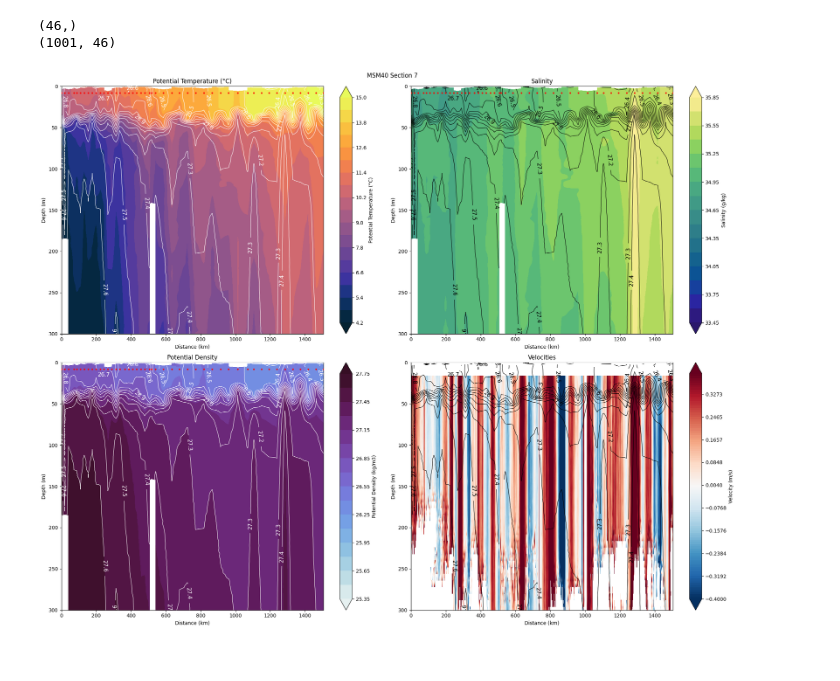
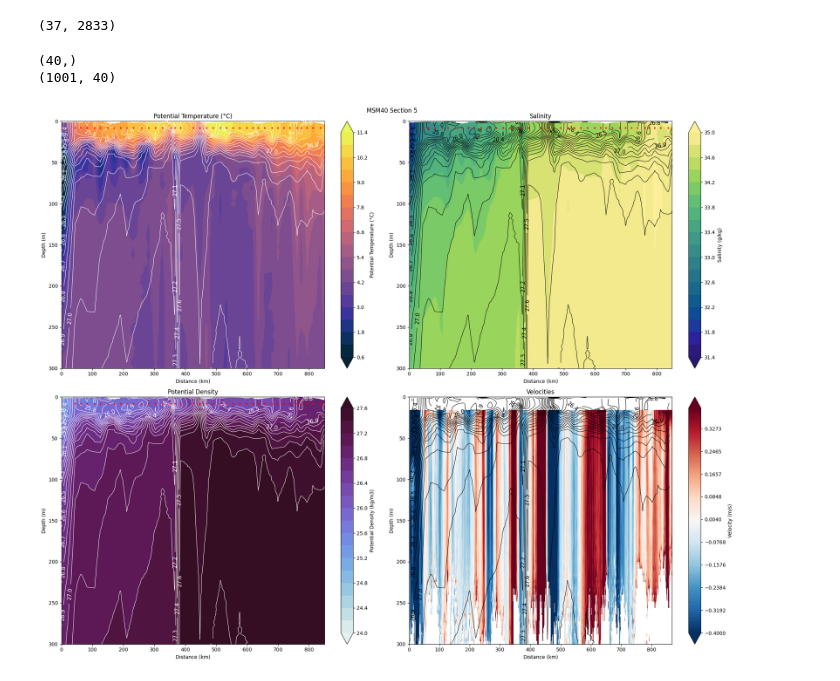
Before and after one commit to emmagurcan/MSM40, a Jupyter notebook: MSM40_for_Bea/analysis/MSM40/section_uCTD_MSM40.ipynb, the cells around one changed output. Cells and saved outputs as stored; diff of their text form; code cells hidden in the pictures.

```diff
--- a/MSM40_for_Bea/analysis/MSM40/section_uCTD_MSM40.ipynb
+++ b/MSM40_for_Bea/analysis/MSM40/section_uCTD_MSM40.ipynb
@@ -16,8 +17,8 @@ uCTD = scipy.io.loadmat(rep+'/Data/Data_MSM40/UCTD_dataproc.mat')
 adcp = scipy.io.loadmat(rep +'/Data/Data_MSM40/adcp_150kHz/TL_GEOMAR_150_STJOHNS_BREST_000_000000_6_hc.mat')
 # %%
 # Define the section (section 2 can't be plotted => no uCTD measures)
-section_num = 7
-# sub_section = 1
+section_num = 5
+sub_section = 2
 start_index, end_index, len_section, start_index_adcp, end_index_adcp = f.section(section_num)
 name = f'section_{section_num}'
 inv_x = 0
@@ -60,6 +65,8 @@ LAT = LAT_adcp[start_index_adcp:end_index_adcp+1]
 LON = LON_adcp[start_index_adcp:end_index_adcp+1]
 u_section = u[:,start_index_adcp:end_index_adcp+1]
 v_section = v[:,start_index_adcp:end_index_adcp+1]
+
+offset = geodesic((lat[0], lon[0]), (LAT[0], LON[0])).kilometers
 # %%
 # if section_num == 7:
 #     splits = np.linspace(np.max(lon), np.min(lon), 4)
@@ -95,13 +102,17 @@ distance_adcp = 6371*np.arccos(d1_adcp+d2_adcp)
 # v_ortho = np.cos(alpha)*u_section + np.sin(alpha)*v_section
 
 v_ortho = calc_ortho_vel(section_num, cruise, LON, LAT, u_section, v_section)
+# %%
+v_ortho.shape
+# %% [output]
+(37, 2833)
 # %%
 print(np.unique(distance).shape)
 print(np.shape(PT))
 # %% [output]
-(46,)
-(1001, 46)
+(40,)
+(1001, 40)
 # %%
-plot_sectionMSM40(distance, depth, distance_adcp, depth_adcp, PT, S, PD, v_ortho, section_num)
+plot_sectionMSM40(distance, depth, distance_adcp, depth_adcp, PT, S, PD, v_ortho, section_num, offset=offset)
 # %% [output]
-[figure, old version]
+[figure, new version]
```
Also changed, not shown: parts of 3 cells of this notebook.
